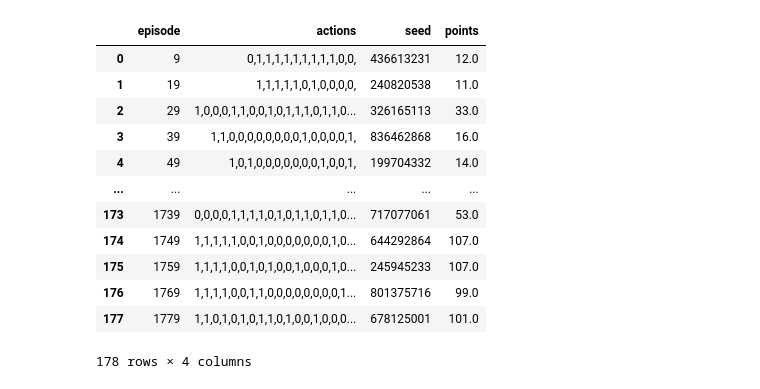
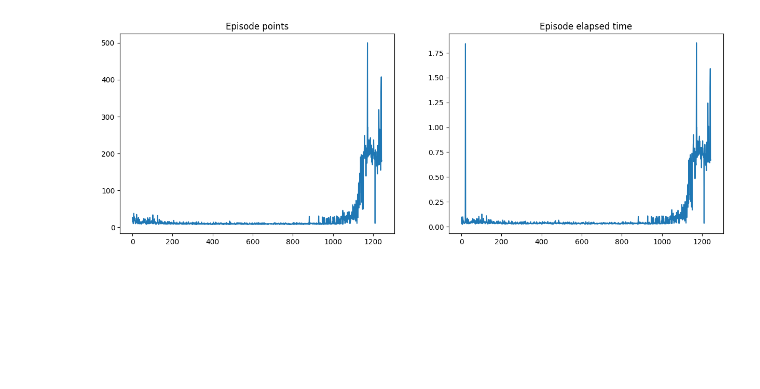
Before and after one commit to amirabbasja/RL_Agent_Examples, a Jupyter notebook: myProject_cartpole.ipynb, the cells around one changed output. Drawn from its saved outputs; the diff is of its cells as text; code cells hidden in the pictures; blank space fills up the shorter version.

```diff
--- a/myProject_cartpole.ipynb
+++ b/myProject_cartpole.ipynb
@@ -511,19 +521,7 @@ testAgent("CartPole-v1", qNetwork, "data/cartPole-200.gif")
-# %%
-episodeHistDf
-# %% [output]
-|  | episode | actions | seed | points |
-| 0 | 9 | 0,1,1,1,1,1,1,1,1,1,0,0, | 436613231 | 12.0 |
-| 1 | 19 | 1,1,1,1,1,0,1,0,0,0,0, | 240820538 | 11.0 |
-| 2 | 29 | 1,0,0,0,1,1,0,0,1,0,1,1,1,0,1,1,0... | 326165113 | 33.0 |
-| 3 | 39 | 1,1,0,0,0,0,0,0,0,0,1,0,0,0,0,1, | 836462868 | 16.0 |
-| 4 | 49 | 1,0,1,0,0,0,0,0,0,0,1,0,0,1, | 199704332 | 14.0 |
-| ... | ... | ... | ... | ... |
-| 173 | 1739 | 0,0,0,0,1,1,1,1,0,1,0,1,1,0,1,1,0... | 717077061 | 53.0 |
-| 174 | 1749 | 1,1,1,1,1,0,0,1,0,0,0,0,0,0,0,1,0... | 644292864 | 107.0 |
-| 175 | 1759 | 1,1,1,1,0,0,1,0,1,0,0,1,0,0,0,1,0... | 245945233 | 107.0 |
-| 176 | 1769 | 1,1,1,1,0,0,1,1,0,0,0,0,0,0,0,0,1... | 801375716 | 99.0 |
-| 177 | 1779 | 1,1,0,1,0,1,0,1,1,0,1,0,0,1,0,0,0... | 678125001 | 101.0 |
-178 rows × 4 columns
+# %%
+analyzeLearning(episodePointHist, episodeTimeHist)
+# %% [output]
+[figure, added]
 # %%
 renderEpisode(
     episodeHistDf.iloc[169].seed,
```
Also changed, not shown: parts of 6 cells of this notebook.
